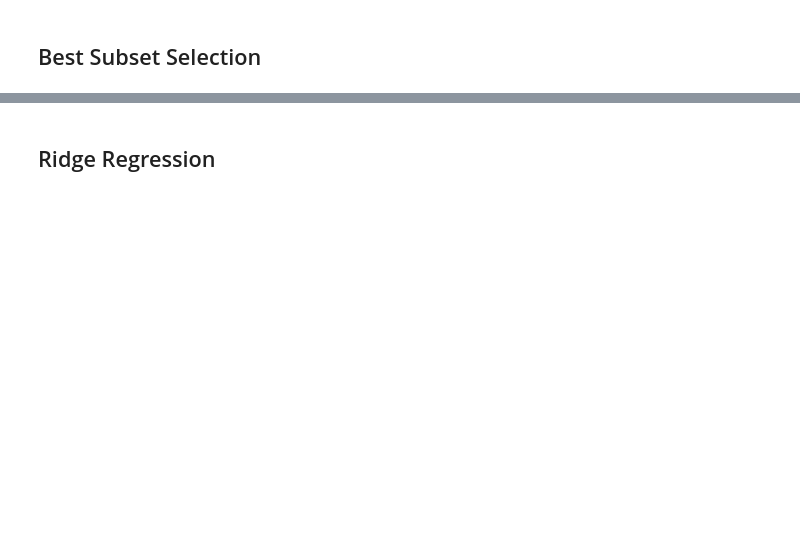
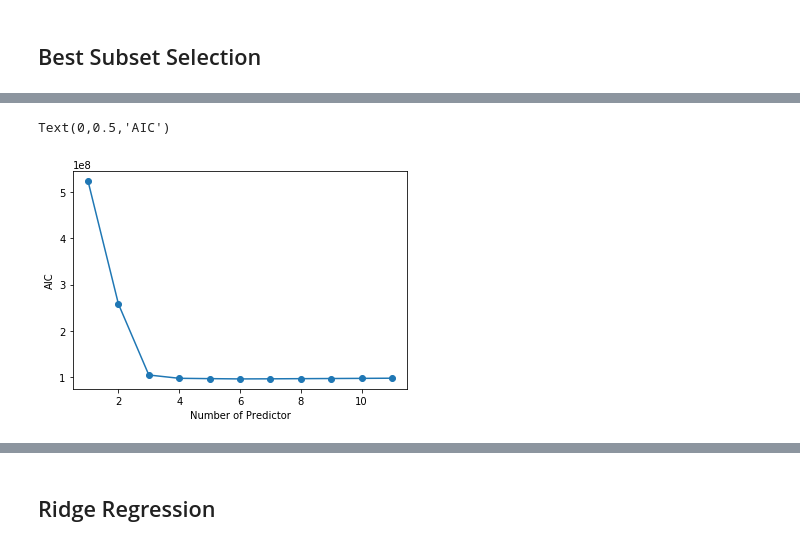
Before and after one commit to junyanyao/ISLR_Python, a Jupyter notebook: Ch6 Linear Model Selection and Regularization.ipynb, the cells around one changed output, grey strips where cells are left out. Cells and saved outputs as stored; diff of their text form; code cells hidden in the pictures; blank space fills up the shorter version.

```diff
--- a/Ch6 Linear Model Selection and Regularization.ipynb
+++ b/Ch6 Linear Model Selection and Regularization.ipynb
@@ -94,0 +313,10 @@ plt.show()
+# %%
+temp['AIC'] = (1/m* hat_sigma_squared) *(temp.RSS+2*temp.index *hat_sigma_squared)
+# %%
+plt.scatter(temp.index, temp.AIC)
+plt.plot(temp.index, temp.AIC)
+plt.xlabel('Number of Predictor')
+plt.ylabel('AIC')
+# %% [output]
+Text(0,0.5,'AIC')
+[figure, added]
```
Also changed, not shown: parts of 31 cells of this notebook, 1 other file.
